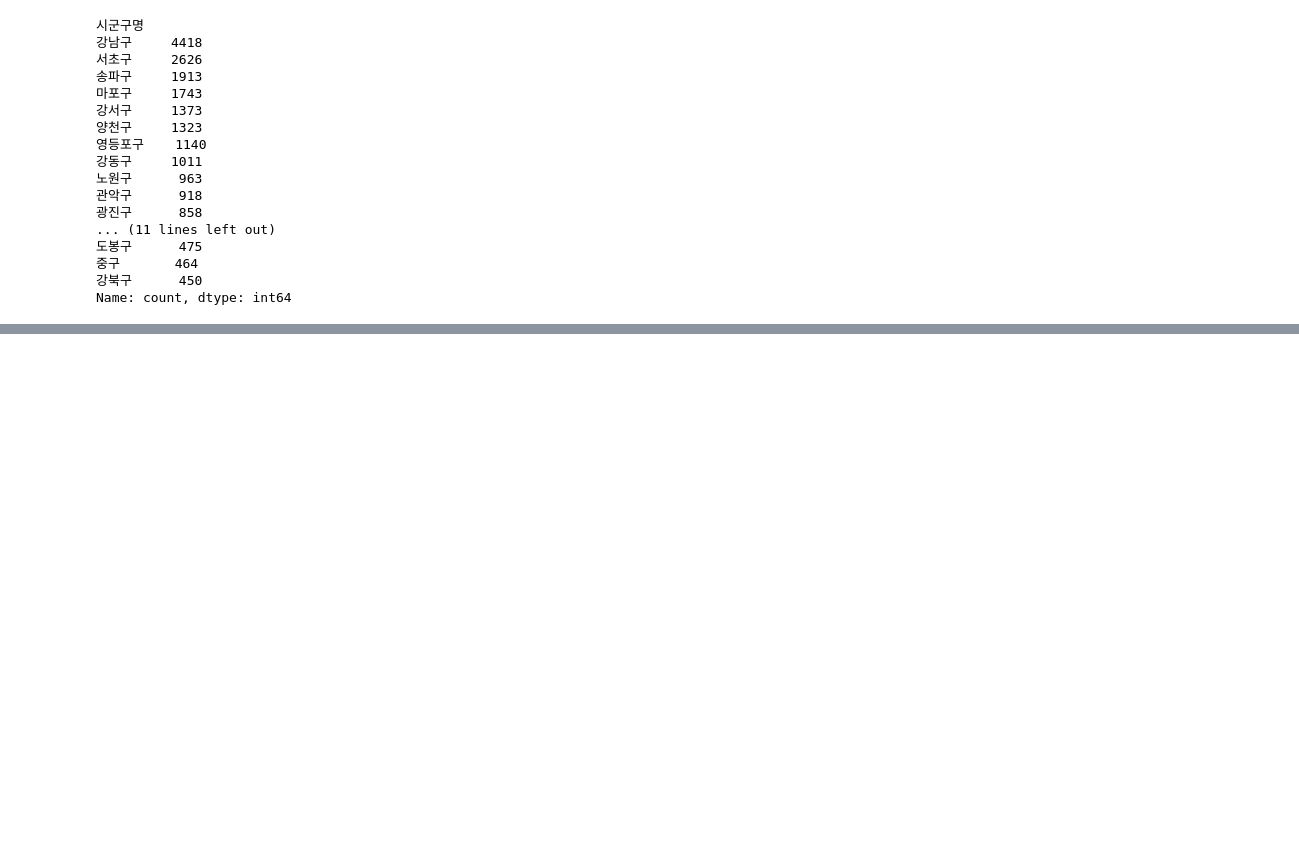
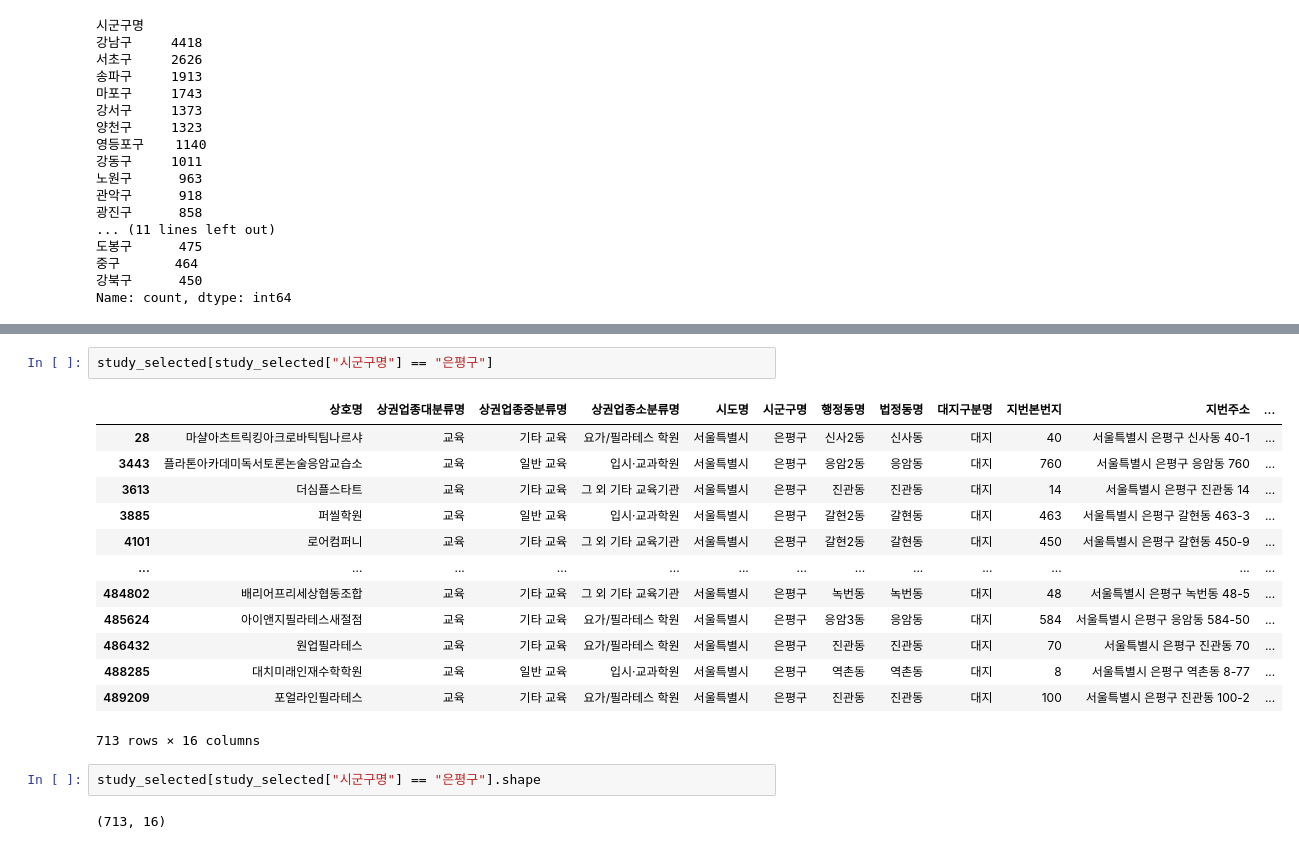
Before and after one commit to JangWoojun/big-data-analysis, a Jupyter notebook: 서울 학습.ipynb, the cells around one changed output, grey strips where cells are left out. Saved outputs shown, nothing was run; the diff lists cells and outputs as text; blank space fills up the shorter version.

```diff
--- a/서울 학습.ipynb
+++ b/서울 학습.ipynb
@@ -244,0 +457,20 @@ Name: count, dtype: int64
+# %%
+study_selected[study_selected["시군구명"] == "은평구"]
+# %% [output]
+|  | 상호명 | 상권업종대분류명 | 상권업종중분류명 | 상권업종소분류명 | 시도명 | 시군구명 | 행정동명 | 법정동명 | 대지구분명 | 지번본번지 | 지번주소 | ... |
+| 28 | 마샬아츠트릭킹아크로바틱팀나르샤 | 교육 | 기타 교육 | 요가/필라테스 학원 | 서울특별시 | 은평구 | 신사2동 | 신사동 | 대지 | 40 | 서울특별시 은평구 신사동 40-1 | ... |
+| 3443 | 플라톤아카데미독서토론논술응암교습소 | 교육 | 일반 교육 | 입시·교과학원 | 서울특별시 | 은평구 | 응암2동 | 응암동 | 대지 | 760 | 서울특별시 은평구 응암동 760 | ... |
+| 3613 | 더심플스타트 | 교육 | 기타 교육 | 그 외 기타 교육기관 | 서울특별시 | 은평구 | 진관동 | 진관동 | 대지 | 14 | 서울특별시 은평구 진관동 14 | ... |
+| 3885 | 퍼씰학원 | 교육 | 일반 교육 | 입시·교과학원 | 서울특별시 | 은평구 | 갈현2동 | 갈현동 | 대지 | 463 | 서울특별시 은평구 갈현동 463-3 | ... |
+| 4101 | 로어컴퍼니 | 교육 | 기타 교육 | 그 외 기타 교육기관 | 서울특별시 | 은평구 | 갈현2동 | 갈현동 | 대지 | 450 | 서울특별시 은평구 갈현동 450-9 | ... |
+| ... | ... | ... | ... | ... | ... | ... | ... | ... | ... | ... | ... | ... |
+| 484802 | 배리어프리세상협동조합 | 교육 | 기타 교육 | 그 외 기타 교육기관 | 서울특별시 | 은평구 | 녹번동 | 녹번동 | 대지 | 48 | 서울특별시 은평구 녹번동 48-5 | ... |
+| 485624 | 아이앤지필라테스새절점 | 교육 | 기타 교육 | 요가/필라테스 학원 | 서울특별시 | 은평구 | 응암3동 | 응암동 | 대지 | 584 | 서울특별시 은평구 응암동 584-50 | ... |
+| 486432 | 원업필라테스 | 교육 | 기타 교육 | 요가/필라테스 학원 | 서울특별시 | 은평구 | 진관동 | 진관동 | 대지 | 70 | 서울특별시 은평구 진관동 70 | ... |
+| 488285 | 대치미래인재수학학원 | 교육 | 일반 교육 | 입시·교과학원 | 서울특별시 | 은평구 | 역촌동 | 역촌동 | 대지 | 8 | 서울특별시 은평구 역촌동 8-77 | ... |
+| 489209 | 포얼라인필라테스 | 교육 | 기타 교육 | 요가/필라테스 학원 | 서울특별시 | 은평구 | 진관동 | 진관동 | 대지 | 100 | 서울특별시 은평구 진관동 100-2 | ... |
+713 rows × 16 columns
+# %%
+study_selected[study_selected["시군구명"] == "은평구"].shape
+# %% [output]
+(713, 16)
```
Also changed, not shown: parts of 18 cells of this notebook.
